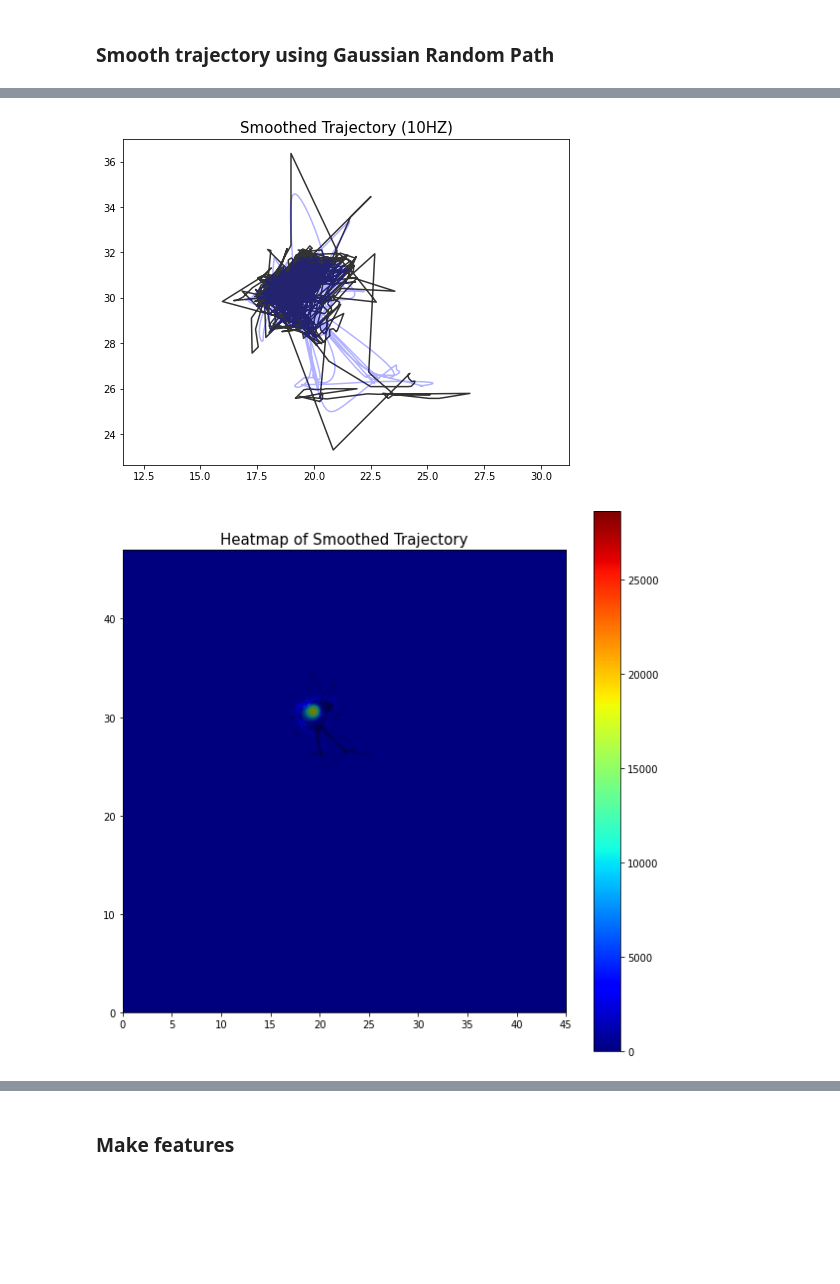
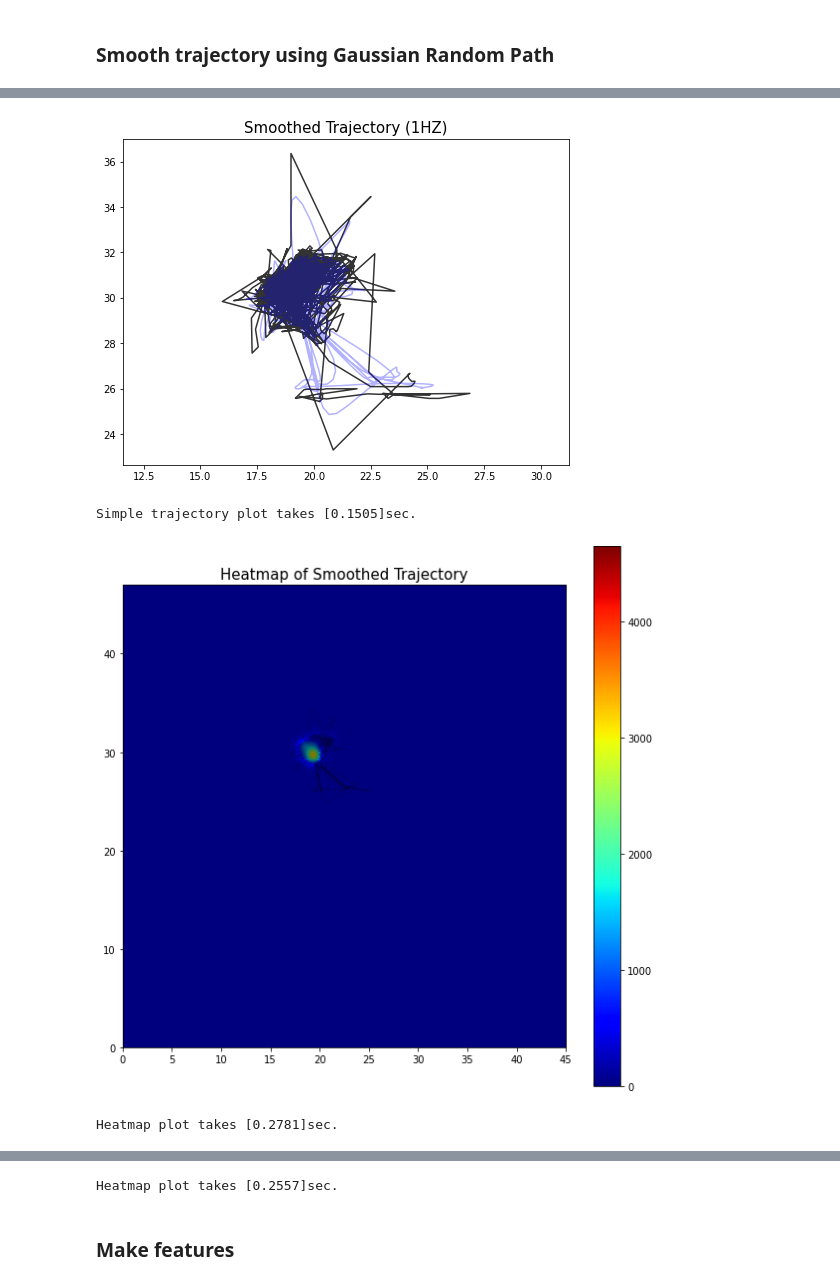
Before and after one commit to sjchoi86/ai_curation, a Jupyter notebook: demo_01_parse_traj.ipynb, the cells around one changed output, grey strips where cells are left out. Saved outputs shown, nothing was run; the diff lists cells and outputs as text; code cells hidden in the pictures; blank space fills up the shorter version.

Commit message:
GP smoothing with divide and conquer

```diff
--- a/demo_01_parse_traj.ipynb
+++ b/demo_01_parse_traj.ipynb
@@ -202,0 +245,10 @@ N:[1620] time:[0.0]~[5258.5] HZ:[0]
+# %%
+# If 'n_test' is too big, then reduce the 'smoothing_HZ'
+n_test_max = 10000
+if n_test > n_test_max:
+    smoothing_HZ = n_test_max/(t_final-t_start)
+    print ("n_test [%d]=>[%d] smoothing_HZ:[%.2f]"%(n_test,n_test_max,smoothing_HZ))
+    n_test = n_test_max
+    t_test = np.linspace(start=t_start,stop=t_final,num=n_test)
+else:
+    print ("n_test:[%d] is good enough."%(n_test))
@@ -203,61 +328,50 @@ N:[1620] time:[0.0]~[5258.5] HZ:[0]
 # %%
-from scipy.spatial.distance import pdist, squareform, cdist
-
-def kernel_se(t1,t2,hyp={'gain':1,'len':1,'noise':1e-8}):
-    hyp_gain = float(hyp['gain'])**2
-    hyp_len  = float(hyp['len'])
-    if len(t1.shape)<=1: t1=t1.reshape((-1,1))
-    if len(t2.shape)<=1: t2=t2.reshape((-1,1))
-    D = cdist(t1,t2,'euclidean')
-    K = hyp_gain*np.exp(-D**2 / (hyp_len**2))
-    if t1.shape[0] == t2.shape[0]:
-        K = K + hyp['noise']*np.eye(t1.shape[0])
-    return K
-
-def grp_mu(t_in,x_in,t_test,hyp):
-    k_test_in = kernel_se(t_test,t_in,hyp=hyp)
-    K_in_in = kernel_se(t_in,t_in,hyp=hyp) # n_data x n_data
-    x_in_mean = x_in.mean(axis=0)
-    mu_test = np.matmul(
-        k_test_in,
-        np.linalg.solve(K_in_in,x_in-x_in_mean))+x_in_mean
-    return mu_test
-
-# Smooth using GRP
-t_start,t_final,HZ = np.min(times),np.max(times),10
-t_test = np.linspace(start=t_start,stop=t_final,num=round(t_final-t_start)*HZ)
+# Batch smoothing
+"""
 hyp = {'gain':1,'len':2,'noise':5e-1} # hyperparameter
 xy_smoothed = np.zeros(shape=(t_test.shape[0],2))
 xy_smoothed[:,0] = grp_mu(times,xy_traj[:,0],t_test,hyp)
 xy_smoothed[:,1] = grp_mu(times,xy_traj[:,1],t_test,hyp)
+"""
 
 # Plot the original and smoothed trajectory
+start_time = time.time()
 plt.figure(figsize=(8,6))
 plt.plot(xy_traj[:,0],xy_traj[:,1],'k-',alpha=0.8)
 plt.plot(xy_smoothed[:,0],xy_smoothed[:,1],'b-',alpha=0.3)
 plt.axis('equal')
-plt.title('Smoothed Trajectory (%dHZ)'%(HZ),fontsize=15)
+plt.title('Smoothed Trajectory (%dHZ)'%(smoothing_HZ),fontsize=15)
 plt.show()
+esec = time.time()-start_time
+print ("Simple trajectory plot takes [%.4f]sec."%(esec))
 
 # Plot heatmap
+start_time = time.time()
 heatmap,xedges,yedges = np.histogram2d(xy_smoothed[:,0],xy_smoothed[:,1],bins=(50,50),
                                       range=[[0, 45], [0, 47]])
 extent = [xedges[0], xedges[-1], yedges[0], yedges[-1]]
 plt.figure(figsize=(10,10))
 plt.plot(xy_smoothed[:,0],xy_smoothed[:,1],'k-',alpha=0.5,lw=0.4)
 plt.imshow(heatmap.T,extent=extent,origin='lower',cmap=cm.jet,
           interpolation='gaussian')
 plt.colorbar();
 plt.title('Heatmap of Smoothed Trajectory',fontsize=15); plt.show()
+esec = time.time()-start_time
+print ("Heatmap plot takes [%.4f]sec."%(esec))
 
 # Another heatmap without colorbar
+start_time = time.time()
 plt.figure(figsize=(10,10))
 plt.plot(xy_smoothed[:,0],xy_smoothed[:,1],'k-',alpha=0.5,lw=0.1)
 plt.imshow(heatmap.T,extent=extent,origin='lower',cmap=cm.jet,interpolation='gaussian')
 plt.xlim(left=None,right=45)
 plt.ylim(bottom=None,top=47)
 # plt.axis('off') # to remove axis
 plt.show()
+esec = time.time()-start_time
+print ("Heatmap plot takes [%.4f]sec."%(esec))
 # %% [output]
-[figure, old version]
+[figure, new version]
+Simple trajectory plot takes [0.1505]sec.
-[figure, old version]
+[figure, new version]
+Heatmap plot takes [0.2781]sec.
@@ -265,3 +379,4 @@ plt.show()
+Heatmap plot takes [0.2557]sec.
 # %% [markdown]
 ### Make features
 # %%
```
Also changed, not shown: parts of 9 cells of this notebook.
